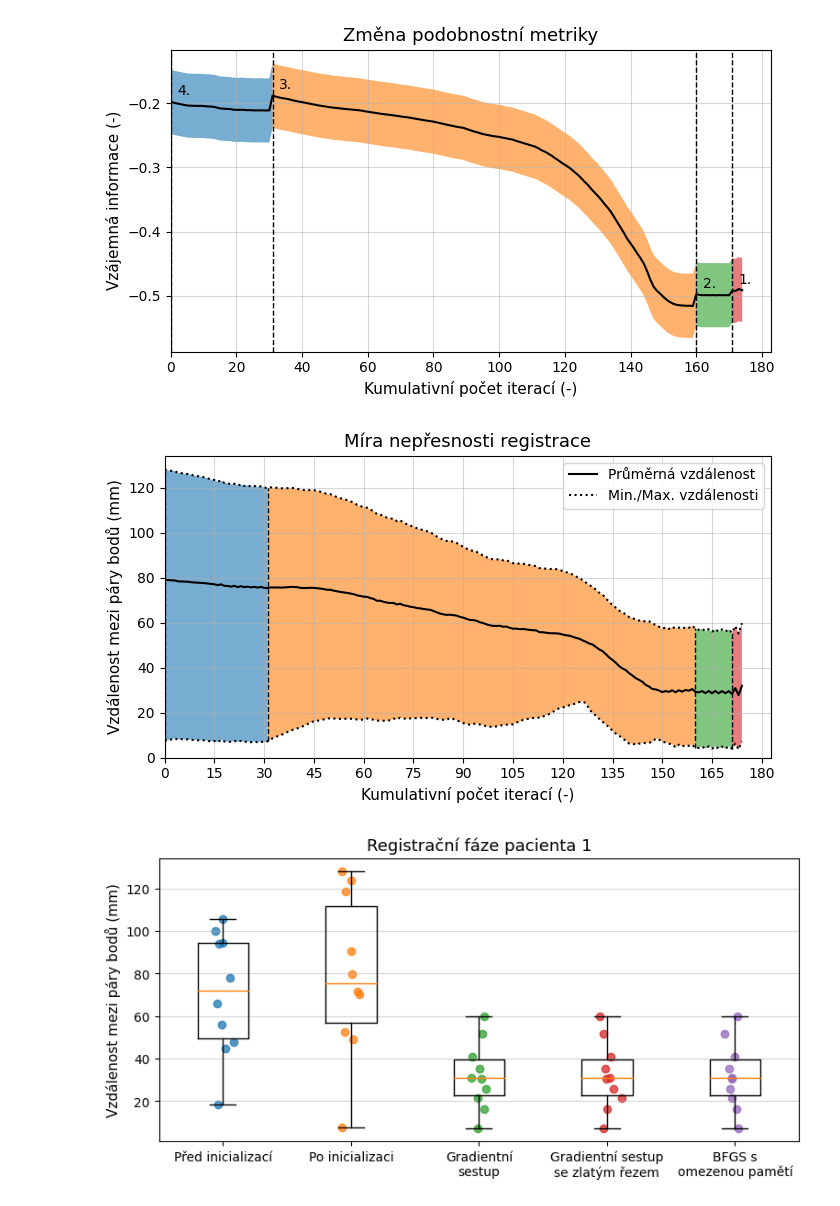
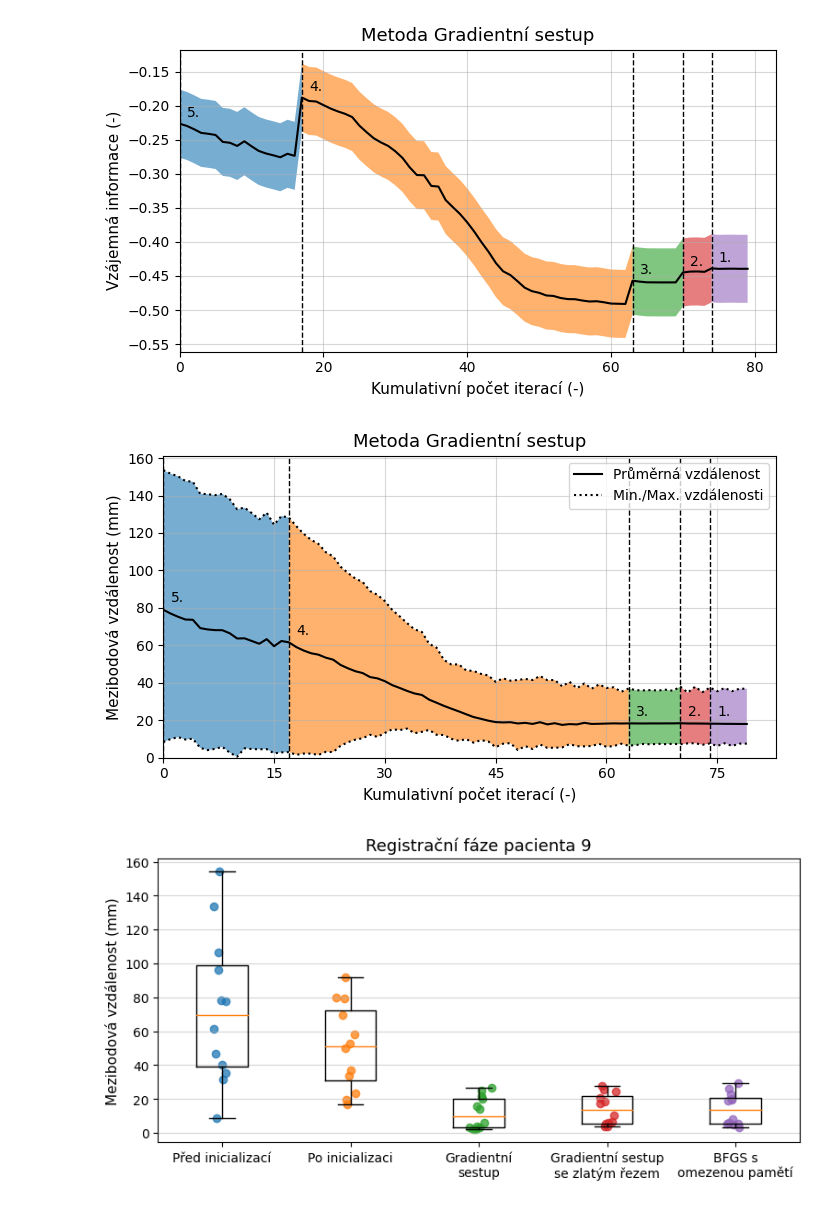
Before and after one commit to Vojtech-Benda/ca_isf, a Jupyter notebook: plotResults.ipynb, the cells around one changed output. Saved outputs shown, nothing was run; the diff lists cells and outputs as text; code cells hidden in the pictures.

```diff
--- a/plotResults.ipynb
+++ b/plotResults.ipynb
@@ -21,15 +215,10 @@ errorsInfo = {key: errorsInfoFile[key] for key in errorsInfoFile.files}
 # %%
 def plotMetricValues(metric_values, multires_iters,
-                     shrink_factors, smooth_sigmas, save=False):
-    fig_metric, ax_metric = plt.subplots(1, 1, figsize=(7, 4))
-
+                     shrink_factors, smooth_sigmas, reg_method, save=False):
     iters = np.arange(0, len(metric_values))
 
+    fig_metric, ax_metric = plt.subplots(1, 1, figsize=(7, 4))
     ax_metric.plot(iters, metric_values, label="Vzájemná informace", c="black")
-
-    # ax_metric.plot(multires_iters, metric_values[multires_iters], marker="o",
-    #               label="Registrační úroveň", linestyle="none",
-    #               markeredgecolor="none", markersize=6., c="black")
 
     for indx, multi_iter in enumerate(multires_iters):
         if multi_iter != multires_iters[-1]:
@@ -52,9 +241,9 @@ def plotMetricValues(metric_values, multires_iters,
                      ax_ylim[1], # metric_values[multires_iters] + 0.075
                      ls="--", lw=1., colors="black")
 
-    levels = [level for level in range(len(shrink_factors), 0, -1)]
+    levels = [level for level in range(len(multires_iters), 0, -1)]
     for level, multi_iter in zip(levels, multires_iters):
-        ax_metric.annotate(f"{level}.", (multi_iter + 2,
+        ax_metric.annotate(f"{level}.", (multi_iter + 1,
                                          metric_values[multi_iter] + 0.01))
     # param_text = f"Parametry registračních úrovní:\n S = {shrink_factors}\n $\sigma^2$ = {smooth_sigmas}"
     # ax_metric.text(iters[4], -0.6, param_text, bbox=dict(edgecolor="k",
@@ -65,6 +254,7 @@ def plotMetricValues(metric_values, multires_iters,
         # ax_metric.annotate(f"{level}. S = {shrink}\n    $\sigma^2$ = {smooth}",
         #                   (multi_iter + 2, ax_ylim[0] + 0.01))
 
+    """
     # ax_ylim = ax_metric.get_ylim()
     # ax_metric.vlines(multires_iters, ax_ylim[0], ax_ylim[1], ls="--", colors="black")
 
@@ -81,9 +271,10 @@ def plotMetricValues(metric_values, multires_iters,
     #                     ax_ylim[0],
     #                     ax_ylim[1],
     #                  facecolor="green", alpha=0.5)
+    """
     ax_metric.set_xlabel("Kumulativní počet iterací (-)", fontsize=11)
     ax_metric.set_ylabel("Vzájemná informace (-)", fontsize=11)
-    ax_metric.set_title("Změna podobnostní metriky", fontsize=13)
+    ax_metric.set_title(f"Metoda {reg_method}", fontsize=13)
     ax_metric.set_xticks(np.arange(0, len(metric_values) + 10, 20))
     ax_metric.grid(alpha=0.5)
     #ax_metric.legend()
@@ -93,13 +284,14 @@ def plotMetricValues(metric_values, multires_iters,
     if save:
         fig_metric.savefig(f"{regDir}pacient{patientNumber}MutInf{view.upper()}.pdf", bbox_inches="tight")
 
+
 plotMetricValues(regInfo["metricValues"], regInfo["multiresIters"],
-                 regInfo["shrinkFactors"], regInfo["smoothingSigmas"], save=save_state)
+                 regInfo["shrinkFactors"], regInfo["smoothingSigmas"], regMethod, save=saveState)
 # %% [output]
-[figure, old version]
+[figure, new version]
 # %%
 def plotRegistrationErrors(mean_errors, min_errors, max_errors,
-                           metric_values, multires_iters, save=False):
+                           metric_values, multires_iters, reg_method, save=False):
     iters = np.arange(0, len(metric_values))
     # Plot the TRE mean value and the [min-max] range.
     fig_tre, ax_tre = plt.subplots(1, 1, figsize=(7, 4))
@@ -108,55 +300,45 @@ def plotRegistrationErrors(mean_errors, min_errors, max_errors,
     ax_tre.plot(iters, max_errors, c="black", ls="dotted")
 
     for indx, multi_iter in enumerate(multires_iters):
         if multi_iter != multires_iters[-1]:
             ax_tre.fill_between(iters[multi_iter:multires_iters[indx + 1] + 1],
                                    min_errors[multi_iter:multires_iters[indx + 1] + 1],
                                    max_errors[multi_iter:multires_iters[indx + 1] + 1],
                                    facecolor=colors[indx], alpha=0.6)
         else:
             ax_tre.fill_between(iters[multi_iter:iters[-1] + 1],
                                    min_errors[multi_iter:iters[-1] + 1],
                                    max_errors[multi_iter:iters[-1] + 1],
                                    facecolor=colors[indx], alpha=0.6)
+    ax_tre.set_xlim([0, None])
+    ax_tre.set_ylim([0, None])
+    ax_ylim = ax_tre.get_ylim()
+    ax_tre.vlines(multires_iters, ax_ylim[0], ax_ylim[1],
+                  ls="--", lw=1., colors="black") # min_errors[multires_iters], max_errors[multires_iters],
 
-    ax_tre.vlines(multires_iters, min_errors[multires_iters], max_errors[multires_iters],
-                  ls="--", lw=1., colors="black")
+    levels = [level for level in range(len(multires_iters), 0, -1)]
+    for level, multi_iter in zip(levels, multires_iters):
+        ax_tre.annotate(f"{level}.", (multi_iter + 1, mean_errors[multi_iter] + 4))
 
-    # ax_tre.fill_between(iters[multires_iters[0]:multires_iters[1] + 1],
-    #                     min_errors[:multires_iters[1] + 1],
-    #                     max_errors[:multires_iters[1] + 1],
-    #                  facecolor="red", alpha=0.5)
-    # ax_tre.fill_between(iters[multires_iters[1]:multires_iters[2] + 1],
-    #                     min_errors[multires_iters[1]:multires_iters[2] + 1],
-    #                     max_errors[multires_iters[1]:multires_iters[2] + 1],
-    #                  facecolor="blue", alpha=0.5)
-    # ax_tre.fill_between(iters[multires_iters[2]:iters[-1] + 1],
-    #                     min_errors[multires_iters[2]:iters[-1] + 1],
-    #                     max_errors[multires_iters[2]:iters[-1] + 1],
-    #                  facecolor="green", alpha=0.5)
-    # ax_tre.plot(multires_iters, mean_errors[multires_iters], marker="o",
-    #               label="Registrační úroveň", linestyle="none",
-    #                markeredgecolor="none", markersize=6., c="black")
-    # plt.fill_betweenx(max_errors - min_errors,
-    #                   multires_iters[0], multires_iters[1], alpha=0.5)
     ax_tre.set_xlabel("Kumulativní počet iterací (-)", fontsize=11)
-    ax_tre.set_ylabel("Vzdálenost mezi páry bodů (mm)", fontsize=11)
-    ax_tre.set_title("Míra nepřesnosti registrace", fontsize=13)
+    ax_tre.set_ylabel("Mezibodová vzdálenost (mm)", fontsize=11)
+    ax_tre.set_title(f"Metoda {reg_method}", fontsize=13)
     ax_tre.set_xticks(np.arange(0, len(metric_values) + 10, 15))
     #ax_tre.set_yticks(np.arange(0, max_errors.max(), 10))
-    ax_tre.set_xlim([0, None])
-    ax_tre.set_ylim([0, None])
+    # ax_tre.set_xlim([0, None])
+    # ax_tre.set_ylim([0, None])
     ax_tre.grid(alpha=0.5)
     ax_tre.legend()
     fig_tre.tight_layout()
 
     plt.show()
 
     if save:
         fig_tre.savefig(f"{regDir}pacient{patientNumber}Tre{view.upper()}.pdf", bbox_inches="tight")
 
+
 plotRegistrationErrors(errorsInfo["meanValues"], errorsInfo["minValues"],
                        errorsInfo["maxValues"], regInfo["metricValues"],
-                       regInfo["multiresIters"], save=save_state)
+                       regInfo["multiresIters"], regMethod, save=saveState)
 # %% [output]
-[figure, old version]
+[figure, new version]
@@ -192,20 +357,20 @@ def plotPatientErrorBox(patient_errors, reg_stages, pat_number, save=False):
     ax_box.yaxis.grid(True, alpha=0.5)
     ax_box.set_title(f"Registrační fáze pacienta {pat_number + 1}", fontsize=13)
     ax_box.set_ylabel("Vzdálenost mezi páry bodů (mm)", fontsize=11)
+    ax_box.set_ylabel("Mezibodová vzdálenost (mm)", fontsize=11)
     plt.show()
 
     if save:
         fig_box.savefig(f"{regDir}pacient{patientNumber}Hist{view.upper()}.pdf", bbox_inches="tight")
 
-regStages = ["Před inicializací", "Po inicializaci", "Gradientní\nsestup",
-             "Gradientní sestup\nse zlatým řezem", "BFGS s\nomezenou pamětí"]
+
 palette = colors[:5]
-patNumber = 0 # 0 až 11 = 12 pacientů
+patNumber = 8 # 0 až 11 = 12 pacientů
 patientErrors = np.array([initialErrors[:, 0, patNumber],
                           initialErrors[:, 1, patNumber],
-                          gradientErrors[:, patNumber],
-                          gradientErrors[:, patNumber],
-                          gradientErrors[:, patNumber]])
-plotPatientErrorBox(patientErrors.T, regStages, patNumber, save=save_state)
+                          gradientErrors[:, 0, patNumber],
+                          gradientErrors[:, 1, patNumber],
+                          gradientErrors[:, 2, patNumber]]).T
+plotPatientErrorBox(patientErrors, regStages, patNumber, save=saveState)
 # %% [output]
-[figure, old version]
+[figure, new version]
```
Also changed, not shown: parts of 12 cells of this notebook, 3 other files.
